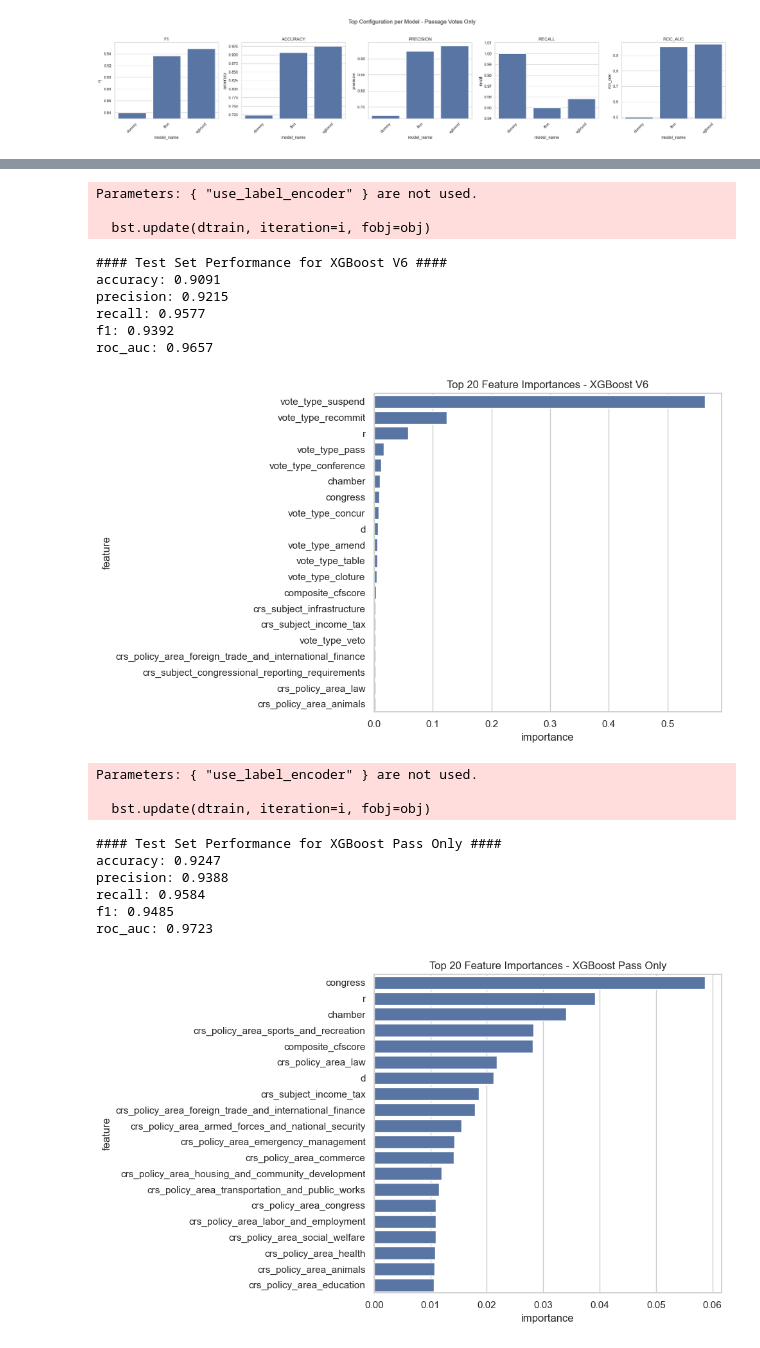
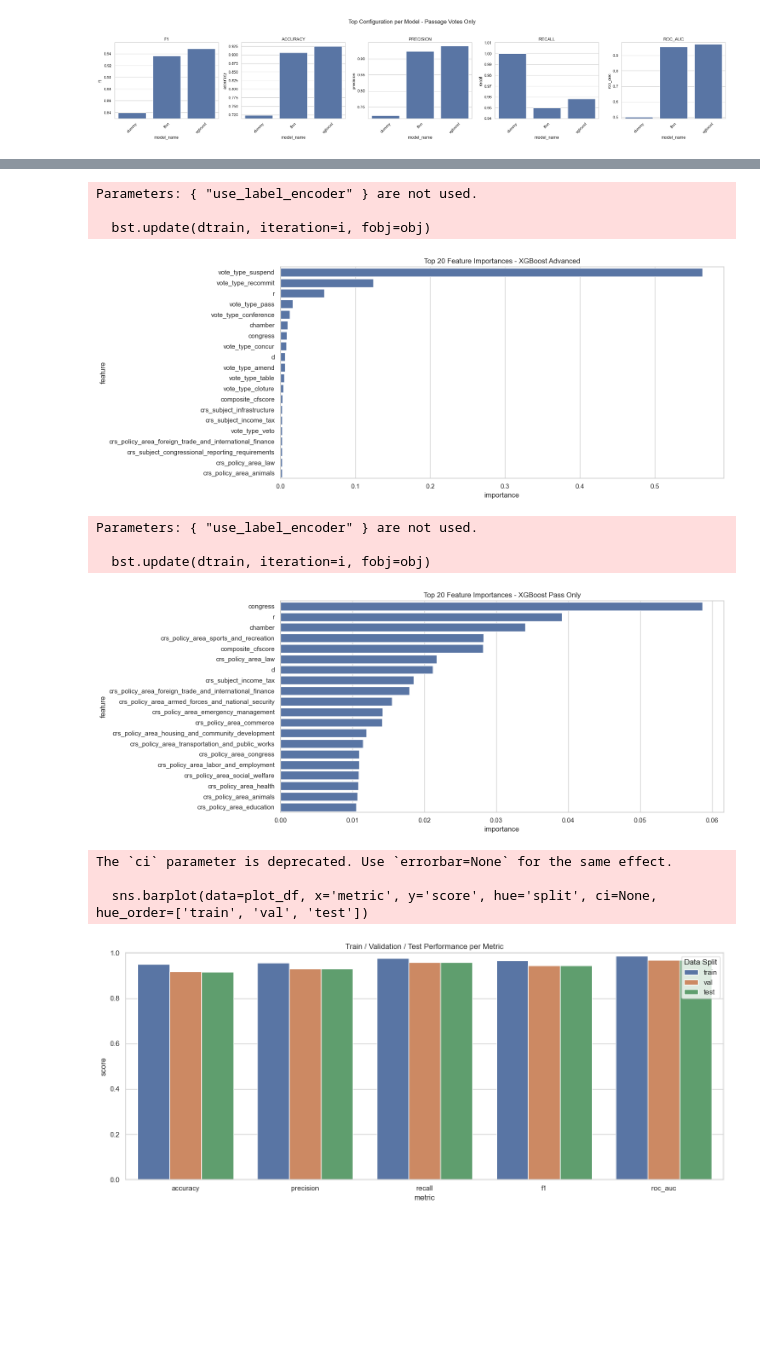
Before and after one commit to DeclanNelson178/stat5241_team_7, a Jupyter notebook: src/notebooks/evaluation.ipynb, the cells around one changed output, grey strips where cells are left out. Saved outputs shown, nothing was run; the diff lists cells and outputs as text; code cells hidden in the pictures; blank space fills up the shorter version.

```diff
--- a/src/notebooks/evaluation.ipynb
+++ b/src/notebooks/evaluation.ipynb
@@ -124,63 +127,73 @@ v6_params = {
 }
 
 pass_params = {
     "n_estimators": 600, "max_depth": 20, "learning_rate": 0.1,
     "subsample": 0.8, "colsample_bytree": 0.8, "gamma": 1,
     "min_child_weight": 1, "reg_alpha": 1, "reg_lambda": 1, "n_jobs": -1
 }
 
 v6_model = XGBoostModel(dataset=Datasets.V6, kwargs_for_model=v6_params, verbose=True)
 pass_model = XGBoostModel(dataset=Datasets.PASS_ONLY, kwargs_for_model=pass_params, verbose=True)
 
 def plot_importance(model, feature_names, title, top_n=20):
     importances = model.feature_importances_
     feat_df = pd.DataFrame({'feature': feature_names, 'importance': importances})
     feat_df = feat_df.sort_values(by='importance', ascending=False).head(top_n)
-    plt.figure(figsize=(10, 6))
+    plt.figure(figsize=(15, 6))
     sns.barplot(data=feat_df, x='importance', y='feature')
     plt.title(f'Top {top_n} Feature Importances - {title}')
     plt.tight_layout()
     plt.show()
 
+
 def run_and_evaluate(model_obj: XGBoostModel, label: str):
+    from src.models.evaluation import evaluate_predictions
+
     target, features, df = model_obj.dataset.get_dataset()
-    train_df, val_df, test_df = split_data(
-        df, target_col=target
-    )
+    train_df, val_df, test_df = split_data(df, target_col=target)
+    model = model_obj.train(train_df[features], train_df[target])
 
-    model = model_obj.train(train_df[features], train_df[target])
-    y_pred, y_prob = model_obj.predict(model, test_df[features])
+    results = []
+    for split_name, split_df in zip(['train', 'val', 'test'], [train_df, val_df, test_df]):
+        y_true = split_df[target]
+        y_pred, y_prob = model_obj.predict(model, split_df[features])
+        metrics = evaluate_predictions(y_true, y_pred, y_prob)
 
-    from src.models.evaluation import evaluate_predictions
-    metrics = evaluate_predictions(test_df[target], y_pred, y_prob)
-    print(f"\n#### Test Set Performance for {label} ####")
-    for k, v in metrics.items():
-        if k != "confusion_matrix":
-            print(f"{k}: {v:.4f}")
+        row = {'model': label, 'split': split_name}
+        row.update({k: v for k, v in metrics.items() if k != 'confusion_matrix'})
+        results.append(row)
 
-    plot_importance(model, features, label)
-    return metrics
+    plot_importance(model, features, title=label)
 
-v6_test_metrics = run_and_evaluate(v6_model, "XGBoost V6")
-pass_test_metrics = run_and_evaluate(pass_model, "XGBoost Pass Only")
+    return results
+
+results = []
+results += run_and_evaluate(v6_model, "XGBoost Advanced")
+results += run_and_evaluate(pass_model, "XGBoost Pass Only")
+
+results_df = pd.DataFrame(results)
+
+plot_df = results_df.melt(id_vars=['model', 'split'],
+                          value_vars=['accuracy', 'precision', 'recall', 'f1', 'roc_auc'],
+                          var_name='metric', value_name='score')
+
+plt.figure(figsize=(14, 6))
+sns.barplot(data=plot_df, x='metric', y='score', hue='split', ci=None, hue_order=['train', 'val', 'test'])
+plt.title("Train / Validation / Test Performance per Metric")
+plt.ylim(0.0, 1.0)
+plt.legend(title="Data Split")
+plt.tight_layout()
+plt.show()
 # %% [output]
 Parameters: { "use_label_encoder" } are not used.
 
   bst.update(dtrain, iteration=i, fobj=obj)
+[figure, new version]
-#### Test Set Performance for XGBoost V6 ####
-accuracy: 0.9091
-precision: 0.9215
-recall: 0.9577
-f1: 0.9392
-roc_auc: 0.9657
+Parameters: { "use_label_encoder" } are not used.
+
+  bst.update(dtrain, iteration=i, fobj=obj)
-[figure, old version]
+[figure, new version]
-Parameters: { "use_label_encoder" } are not used.
+The `ci` parameter is deprecated. Use `errorbar=None` for the same effect.
 
-  bst.update(dtrain, iteration=i, fobj=obj)
+  sns.barplot(data=plot_df, x='metric', y='score', hue='split', ci=None, hue_order=['train', 'val', 'test'])
-#### Test Set Performance for XGBoost Pass Only ####
-accuracy: 0.9247
-precision: 0.9388
-recall: 0.9584
-f1: 0.9485
-roc_auc: 0.9723
-[figure, old version]
+[figure, added]
```
Also changed, not shown: parts of 11 cells of this notebook, 1 other file.
